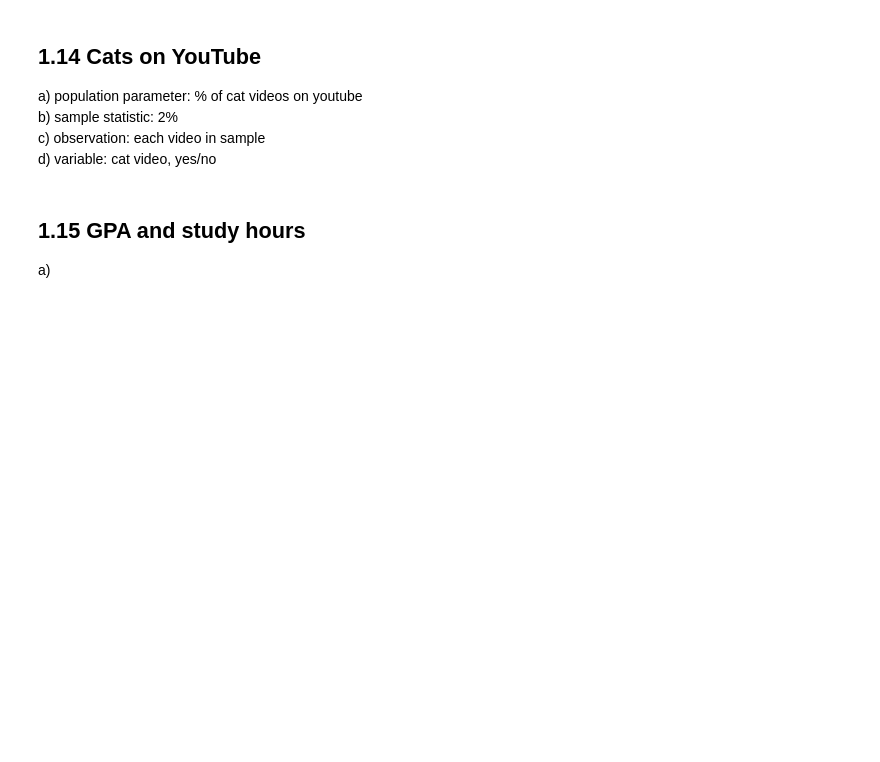
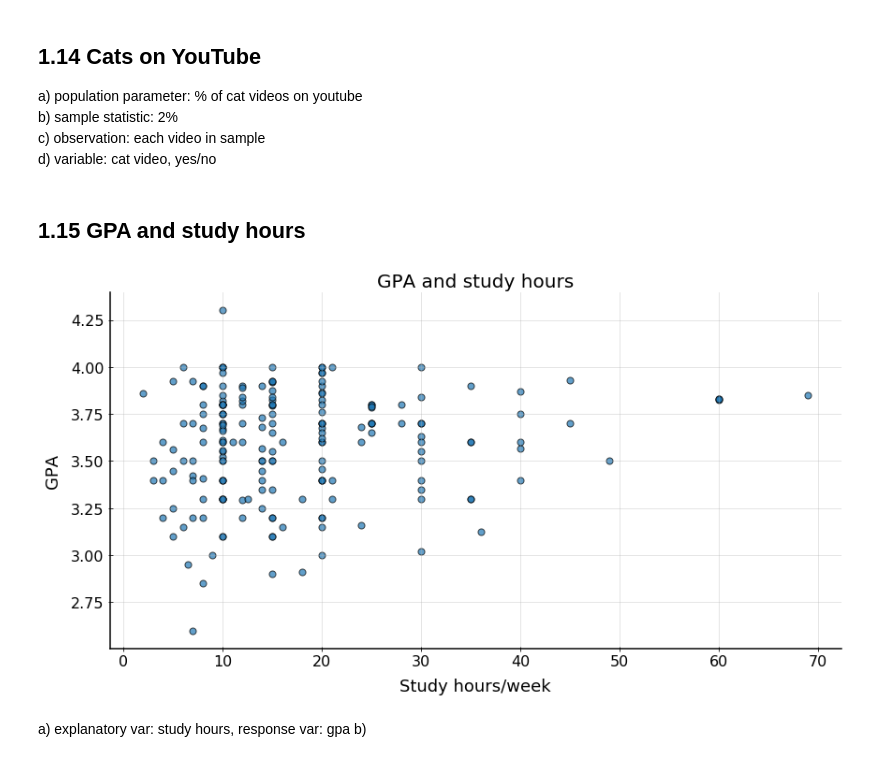
Before and after one commit to ukrainian-serge/open_intro_statistics, a Jupyter notebook: serge_notebooks/chap_1_exercises.ipynb, the cells around one changed output. Drawn from its saved outputs; the diff is of its cells as text; code cells hidden in the pictures; blank space fills up the shorter version.

Commit message:
made 1.15 chart

```diff
--- a/serge_notebooks/chap_1_exercises.ipynb
+++ b/serge_notebooks/chap_1_exercises.ipynb
@@ -168,5 +173,14 @@ c) observation: each video in sample
 d) variable: cat video, yes/no
 # %% [markdown]
 ## 1.15 GPA and study hours
-
-a)
+# %%
+df3 = pd.read_csv(path+'/gpa_study_hours.csv')
+(df3.plot.scatter(x='study_hours', y='gpa', alpha=0.7,s=50)
+ .set(xlabel='Study hours/week',
+      ylabel='GPA',
+      title='GPA and study hours'));
+# %% [output]
+[figure, added]
+# %% [markdown]
+a) explanatory var: study hours, response var: gpa
+b)
```
Also changed, not shown: parts of 1 cell of this notebook.
